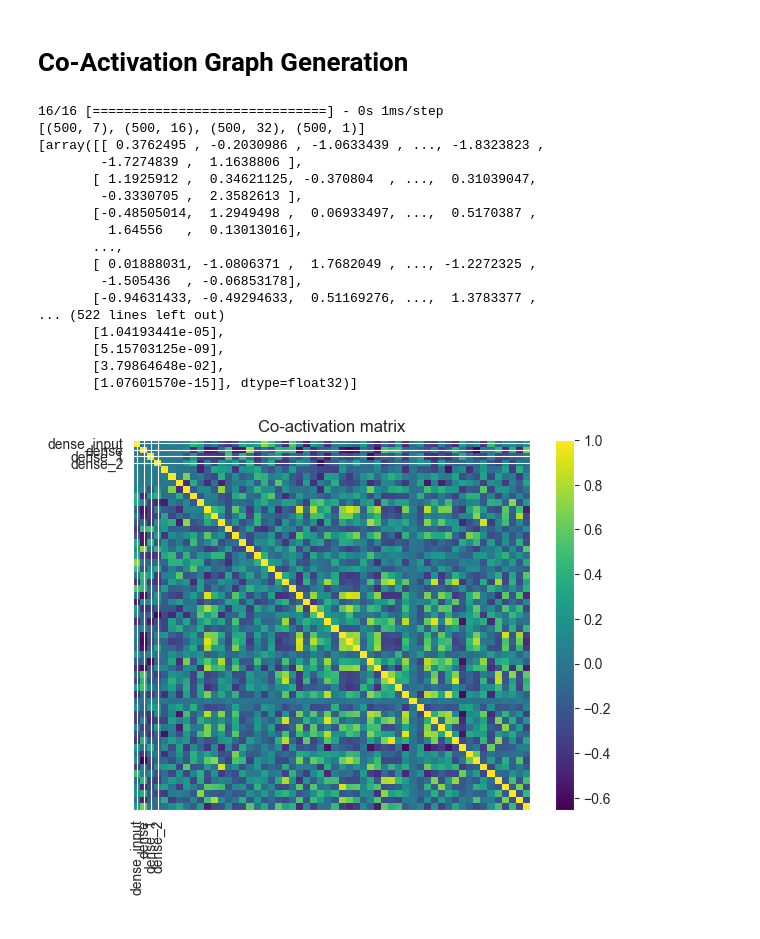
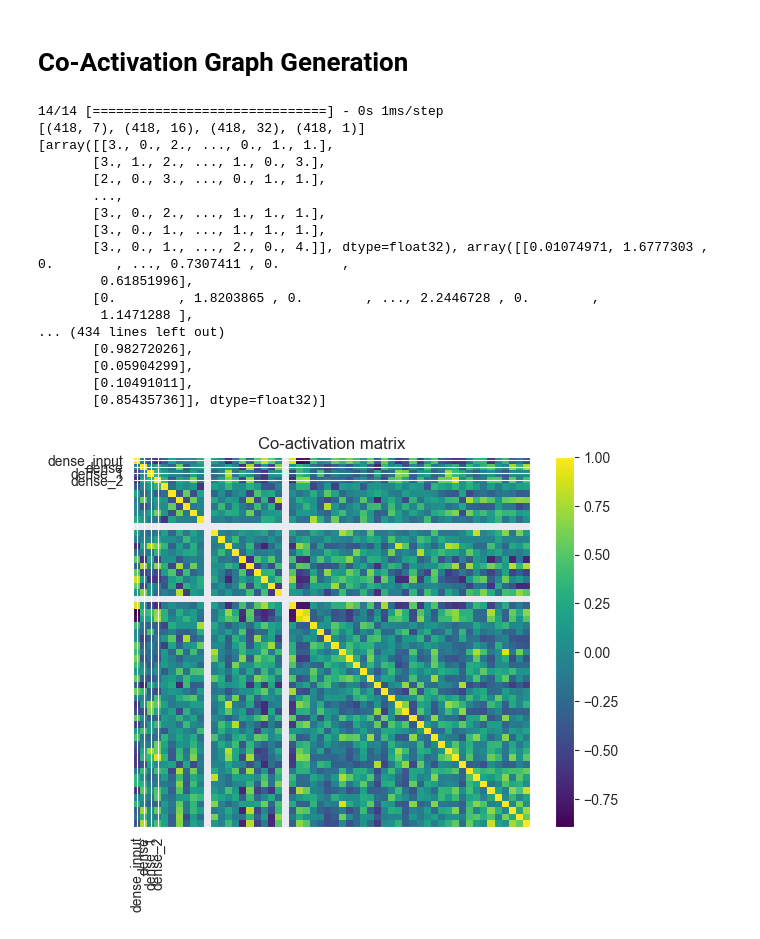
Before and after one commit to b0ster/KRW-project-group2, a Jupyter notebook: src/titanic/titanic-dnn-classification-minified.ipynb, the cells around one changed output. Drawn from its saved outputs; the diff is of its cells as text; code cells hidden in the pictures.

Commit message:
Change input to test set of co activation graph

```diff
--- a/src/titanic/titanic-dnn-classification-minified.ipynb
+++ b/src/titanic/titanic-dnn-classification-minified.ipynb
@@ -315,48 +315,48 @@ plt.show()
 # Co-Activation Graph Generation
 # %%
 # Generate random input data
-num_samples = 500
-input_shape = model.input_shape[1:]
-x = np.random.normal(size=(num_samples, *input_shape))
+# num_samples = 500
+# input_shape = model.input_shape[1:]
+x = X_test
 
 # Compute intermediate layer activations
 layer_names = [layer.name for layer in model.layers if 'dense' in layer.name]
 outputs = [model.get_layer(name).output for name in layer_names]
 model = tf.keras.models.Model(inputs=model.inputs, outputs=outputs)
 activations = model.predict(x)
 
 print([x.shape for x in activations])
 print(activations)
 
 # Compute pairwise correlations between activations
 activations_flat = np.concatenate([a.reshape(a.shape[0], -1) for a in activations], axis=1)
 correlations = np.corrcoef(activations_flat, rowvar=False)
 
 # Plot co-activation matrix
 plt.imshow(correlations, cmap='viridis', aspect='auto')
 plt.colorbar()
 plt.title('Co-activation matrix')
 plt.xticks(np.arange(len(layer_names)), layer_names, rotation=90)
 plt.yticks(np.arange(len(layer_names)), layer_names)
 plt.show()
 # %% [output]
-16/16 [==============================] - 0s 1ms/step
-[(500, 7), (500, 16), (500, 32), (500, 1)]
-[array([[ 0.3762495 , -0.2030986 , -1.0633439 , ..., -1.8323823 ,
-        -1.7274839 ,  1.1638806 ],
-       [ 1.1925912 ,  0.34621125, -0.370804  , ...,  0.31039047,
-        -0.3330705 ,  2.3582613 ],
-       [-0.48505014,  1.2949498 ,  0.06933497, ...,  0.5170387 ,
-         1.64556   ,  0.13013016],
+14/14 [==============================] - 0s 1ms/step
+[(418, 7), (418, 16), (418, 32), (418, 1)]
+[array([[3., 0., 2., ..., 0., 1., 1.],
+       [3., 1., 2., ..., 1., 0., 3.],
+       [2., 0., 3., ..., 0., 1., 1.],
        ...,
-       [ 0.01888031, -1.0806371 ,  1.7682049 , ..., -1.2272325 ,
-        -1.505436  , -0.06853178],
-       [-0.94631433, -0.49294633,  0.51169276, ...,  1.3783377 ,
-... (522 lines left out)
-       [1.04193441e-05],
-       [5.15703125e-09],
-       [3.79864648e-02],
-       [1.07601570e-15]], dtype=float32)]
+       [3., 0., 2., ..., 1., 1., 1.],
+       [3., 0., 1., ..., 1., 1., 1.],
+       [3., 0., 1., ..., 2., 0., 4.]], dtype=float32), array([[0.01074971, 1.6777303 , 0.        , ..., 0.7307411 , 0.        ,
+        0.61851996],
+       [0.        , 1.8203865 , 0.        , ..., 2.2446728 , 0.        ,
+        1.1471288 ],
+... (434 lines left out)
+       [0.98272026],
+       [0.05904299],
+       [0.10491011],
+       [0.85435736]], dtype=float32)]
-[figure, old version]
+[figure, new version]
 # %%
 import networkx as nx
```
Also changed, not shown: parts of 1 cell of this notebook.
